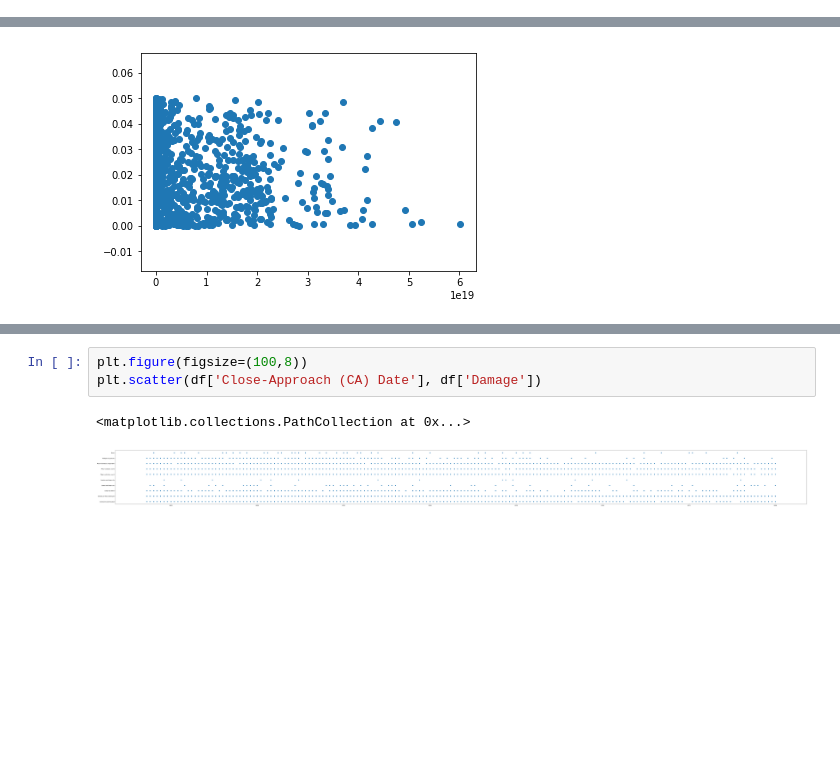
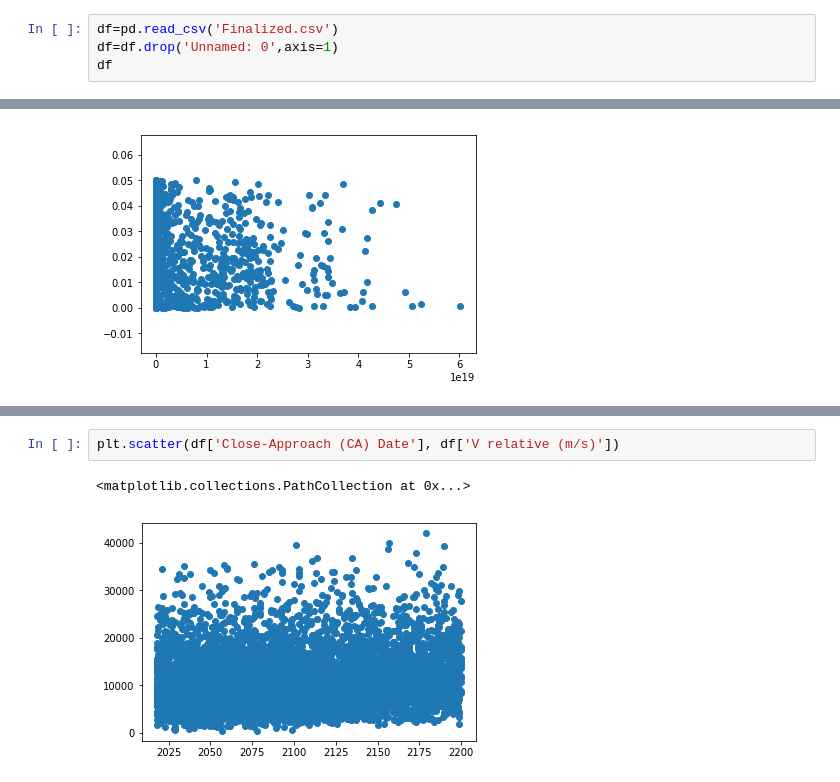
Before and after one commit to Doncurt/DS-final-proj, a Jupyter notebook: notebooks/Initial Exploration.ipynb, the cells around one changed output, grey strips where cells are left out. Cells and saved outputs as stored; diff of their text form; blank space fills up the shorter version.

```diff
--- a/notebooks/Initial Exploration.ipynb
+++ b/notebooks/Initial Exploration.ipynb
@@ -73,0 +85,4 @@ df
+# %%
+df=pd.read_csv('Finalized.csv')
+df=df.drop('Unnamed: 0',axis=1)
+df
@@ -192,6 +267,5 @@ plt.scatter(df['Force(joules)'], df['CA Distance Minimum (au)'])
 # %%
-plt.figure(figsize=(100,8))
-plt.scatter(df['Close-Approach (CA) Date'], df['Damage'])
+plt.scatter(df['Close-Approach (CA) Date'], df['V relative (m/s)'])
 # %% [output]
 <matplotlib.collections.PathCollection at 0x...>
-[figure, old version]
+[figure, new version]
```
Also changed, not shown: parts of 17 cells of this notebook.
